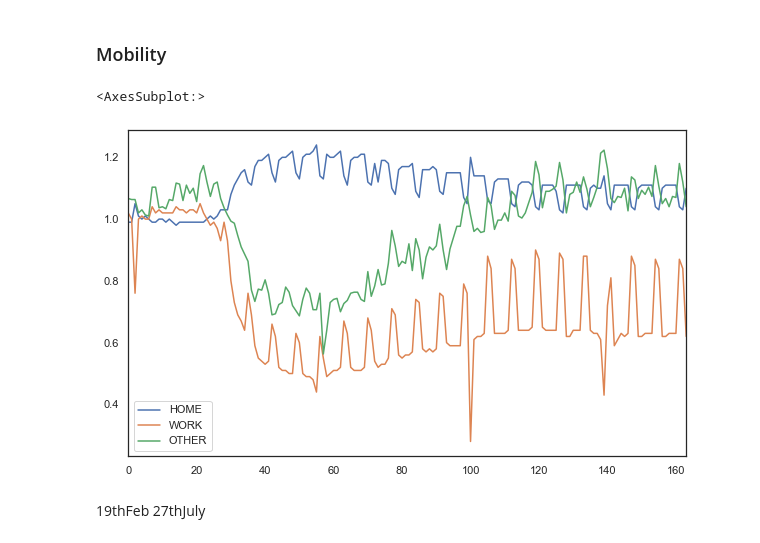
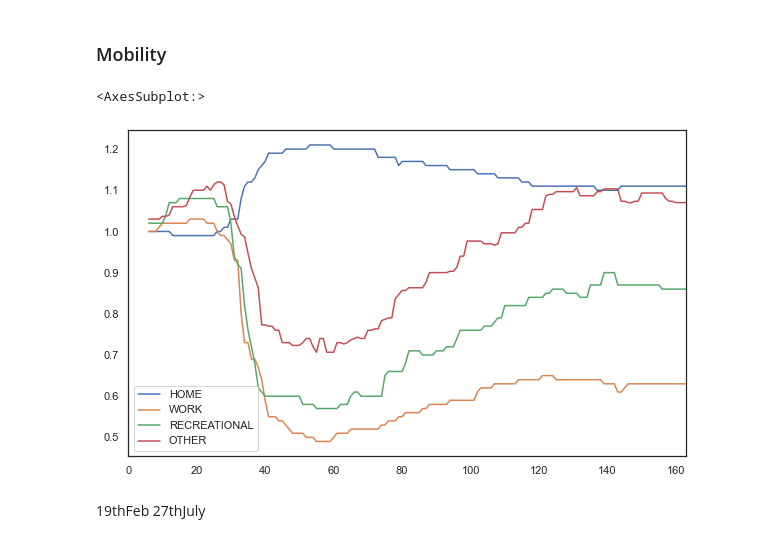
Before and after one commit to epidemic-research-team/compartmental-epidemic-model, a Jupyter notebook: GP/COVID GP Model.ipynb, the cells around one changed output. Cells and saved outputs as stored; diff of their text form; code cells hidden in the pictures.

```diff
--- a/GP/COVID GP Model.ipynb
+++ b/GP/COVID GP Model.ipynb
@@ -51,11 +53,16 @@ mobility_data_us = pd.DataFrame({
     "RECREATIONAL": mobility_data_us['retail_and_recreation_percent_change_from_baseline'],
     "OTHER": mobility_data_us.iloc[:,2:5].mean(axis=1)
 })
+
+mobility_data_us["HOME"] = mobility_data_us["HOME"].rolling(7).median()
+mobility_data_us["WORK"] = mobility_data_us["WORK"].rolling(7).median()
+mobility_data_us["RECREATIONAL"] = mobility_data_us["RECREATIONAL"].rolling(7).median()
+mobility_data_us["OTHER"] = mobility_data_us["OTHER"].rolling(7).median()
 # %%
-mobility_data_us[["HOME", "WORK", "OTHER"]].plot(figsize=(10,6))
+mobility_data_us[["HOME", "WORK", "RECREATIONAL", "OTHER"]].plot(figsize=(10,6))
 # %% [output]
 <AxesSubplot:>
-[figure, old version]
+[figure, new version]
 # %% [markdown]
 19thFeb 27thJuly
 # %% [markdown]
```
Also changed, not shown: parts of 125 cells of this notebook.
